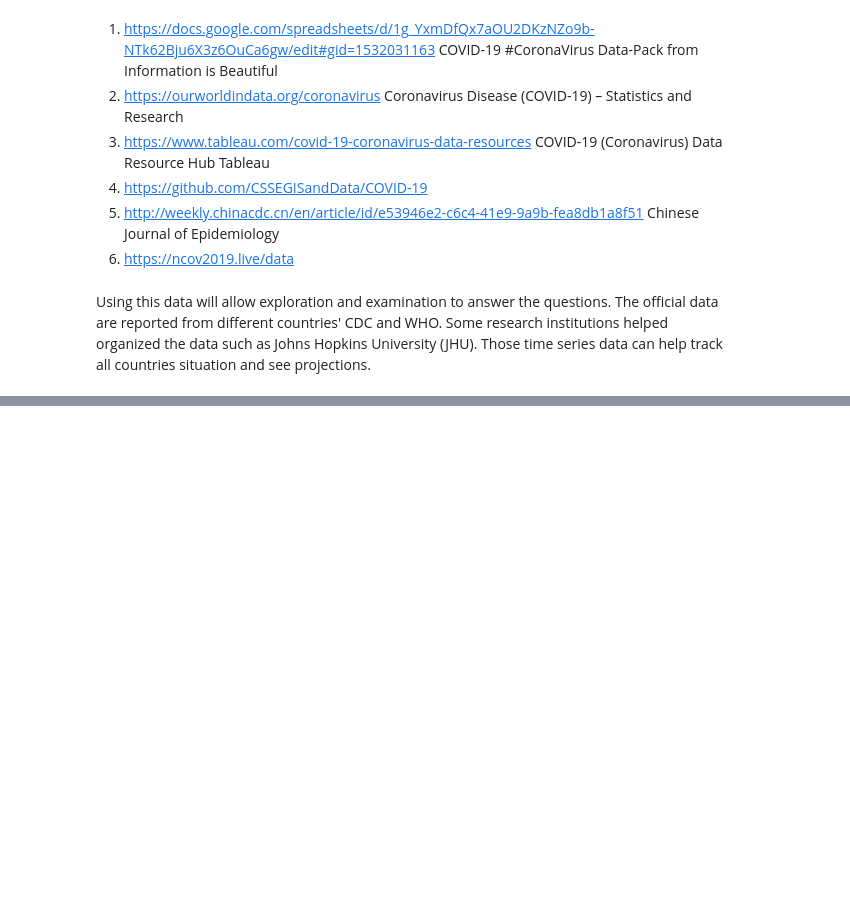
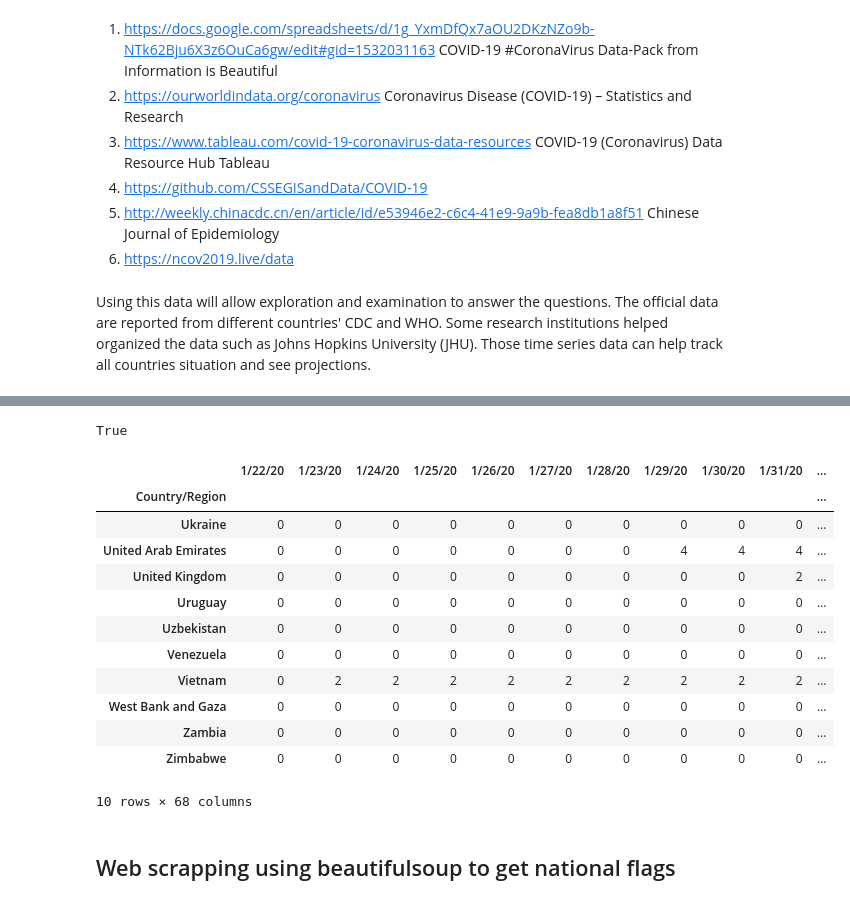
Before and after one commit to xuyangHan/IBM_DataScience, a Jupyter notebook: Capstone Report.ipynb, the cells around one changed output, grey strips where cells are left out. Cells and saved outputs as stored; diff of their text form; code cells hidden in the pictures; blank space fills up the shorter version.

```diff
--- a/Capstone Report.ipynb
+++ b/Capstone Report.ipynb
@@ -29,0 +75,4 @@ Using this data will allow exploration and examination to answer the questions.
+# %%
+df_death = df_death.groupby('Country/Region').sum()
+df_death = df_death.drop(columns=['Lat', 'Long'])
+df_death.head()
@@ -29,0 +88,4 @@ Using this data will allow exploration and examination to answer the questions.
+# %%
+df_recovered = df_recovered.groupby('Country/Region').sum()
+df_recovered = df_recovered.drop(columns=['Lat', 'Long'])
+df_recovered.head()
@@ -29,0 +127,31 @@ Using this data will allow exploration and examination to answer the questions.
+# %%
+# Check if the dataframes are consistent
+check =  all(item in df_confirmed.index for item in df_recovered.index)
+check
+# %% [output]
+True
+# %%
+df_active = df_confirmed.copy()
+# %%
+# generate active cases for each country
+for idx in df_recovered.index:
+    for i in range(0,df_recovered.shape[1]):
+        df_active.loc[idx][i] = df_confirmed.loc[idx][i] - df_death.loc[idx][i] - df_recovered.loc[idx][i]
+# %%
+df_active.tail(10)
+# %% [output]
+|  | 1/22/20 | 1/23/20 | 1/24/20 | 1/25/20 | 1/26/20 | 1/27/20 | 1/28/20 | 1/29/20 | 1/30/20 | 1/31/20 | ... |
+| Country/Region |  |  |  |  |  |  |  |  |  |  | ... |
+| Ukraine | 0 | 0 | 0 | 0 | 0 | 0 | 0 | 0 | 0 | 0 | ... |
+| United Arab Emirates | 0 | 0 | 0 | 0 | 0 | 0 | 0 | 4 | 4 | 4 | ... |
+| United Kingdom | 0 | 0 | 0 | 0 | 0 | 0 | 0 | 0 | 0 | 2 | ... |
+| Uruguay | 0 | 0 | 0 | 0 | 0 | 0 | 0 | 0 | 0 | 0 | ... |
+| Uzbekistan | 0 | 0 | 0 | 0 | 0 | 0 | 0 | 0 | 0 | 0 | ... |
+| Venezuela | 0 | 0 | 0 | 0 | 0 | 0 | 0 | 0 | 0 | 0 | ... |
+| Vietnam | 0 | 2 | 2 | 2 | 2 | 2 | 2 | 2 | 2 | 2 | ... |
+| West Bank and Gaza | 0 | 0 | 0 | 0 | 0 | 0 | 0 | 0 | 0 | 0 | ... |
+| Zambia | 0 | 0 | 0 | 0 | 0 | 0 | 0 | 0 | 0 | 0 | ... |
+| Zimbabwe | 0 | 0 | 0 | 0 | 0 | 0 | 0 | 0 | 0 | 0 | ... |
+10 rows × 68 columns
+# %% [markdown]
+## Web scrapping using beautifulsoup to get national flags
```
Also changed, not shown: parts of 65 cells of this notebook, 1 other file.
